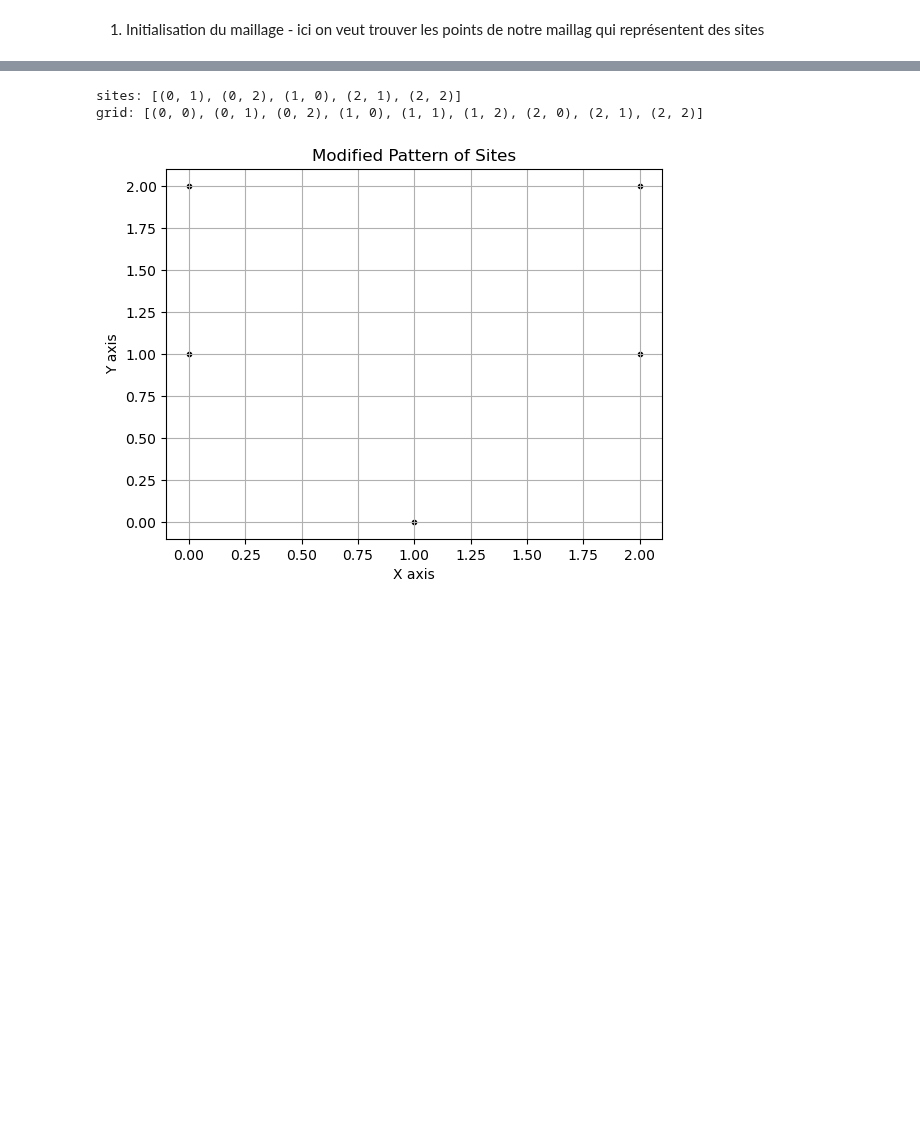
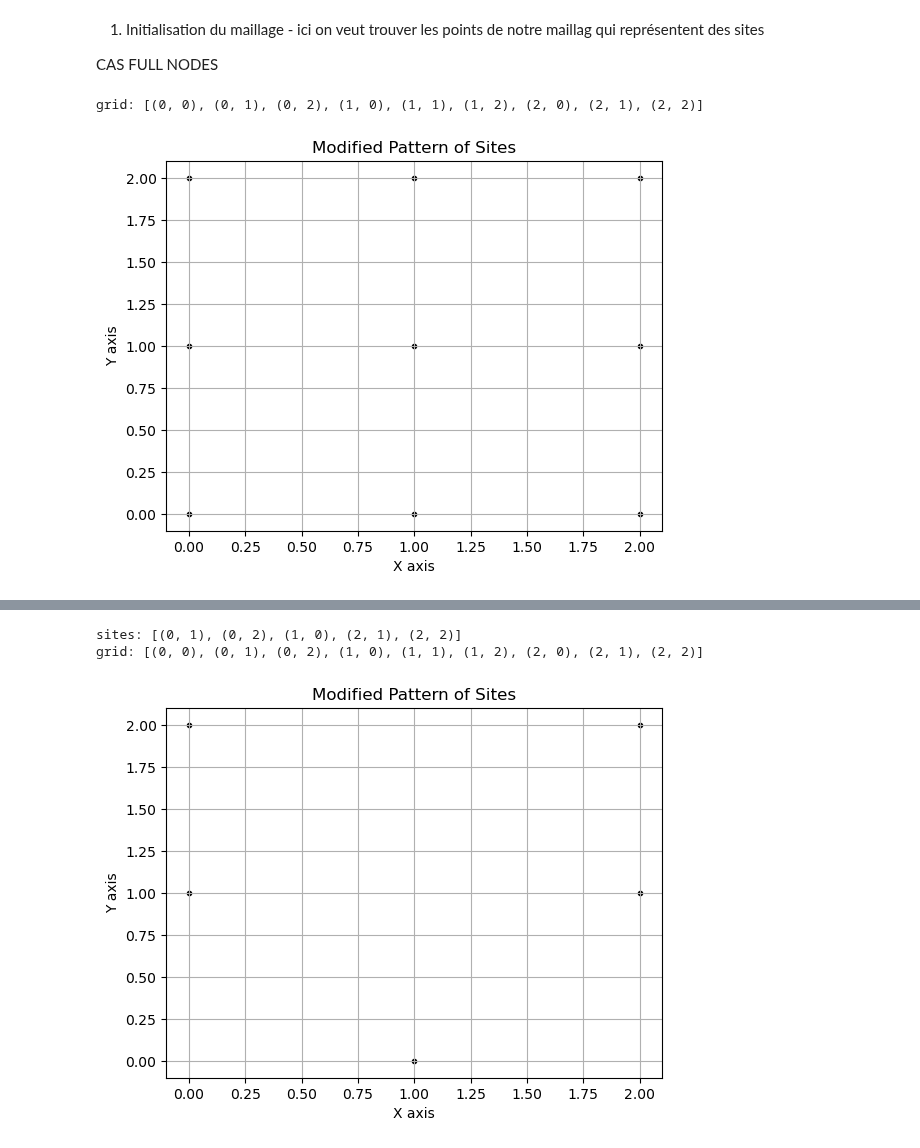
Before and after one commit to mldessu/projetsimu, a Jupyter notebook: Flocons/flocons.ipynb, the cells around one changed output, grey strips where cells are left out. Drawn from its saved outputs; the diff is of its cells as text; code cells hidden in the pictures; blank space fills up the shorter version.

```diff
--- a/Flocons/flocons.ipynb
+++ b/Flocons/flocons.ipynb
@@ -3,3 +3,28 @@ import numpy as np
 import matplotlib.pyplot as plt
 # %% [markdown]
 1. Initialisation du maillage - ici on veut trouver les points de notre maillag qui représentent des sites
+
+CAS FULL NODES
+# %%
+width =  3 #axe x, direction zigzag
+height = 3 #axe y, direction armchair
+
+#génération des la grille
+def generate_grid(h, w):
+    return [(x, y) for x in range(h) for y in range(w)]
+
+grid = generate_grid(height, width)
+
+# Affichage
+for i in grid:
+    plt.scatter(i[0], i[1], marker = '.', color='black')
+
+plt.xlabel("X axis")
+plt.ylabel("Y axis")
+plt.title("Modified Pattern of Sites")
+plt.grid()
+print('grid:', grid)
+plt.show()
+# %% [output]
+grid: [(0, 0), (0, 1), (0, 2), (1, 0), (1, 1), (1, 2), (2, 0), (2, 1), (2, 2)]
+[figure, added]
```
Also changed, not shown: parts of 7 cells of this notebook.
